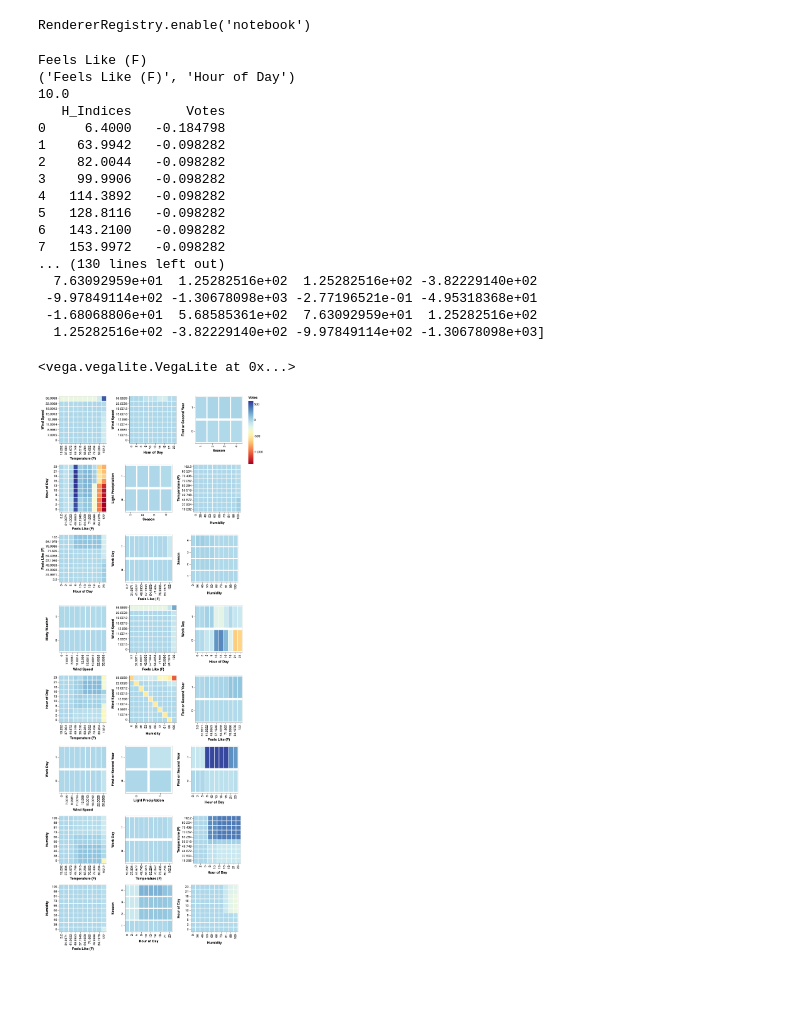
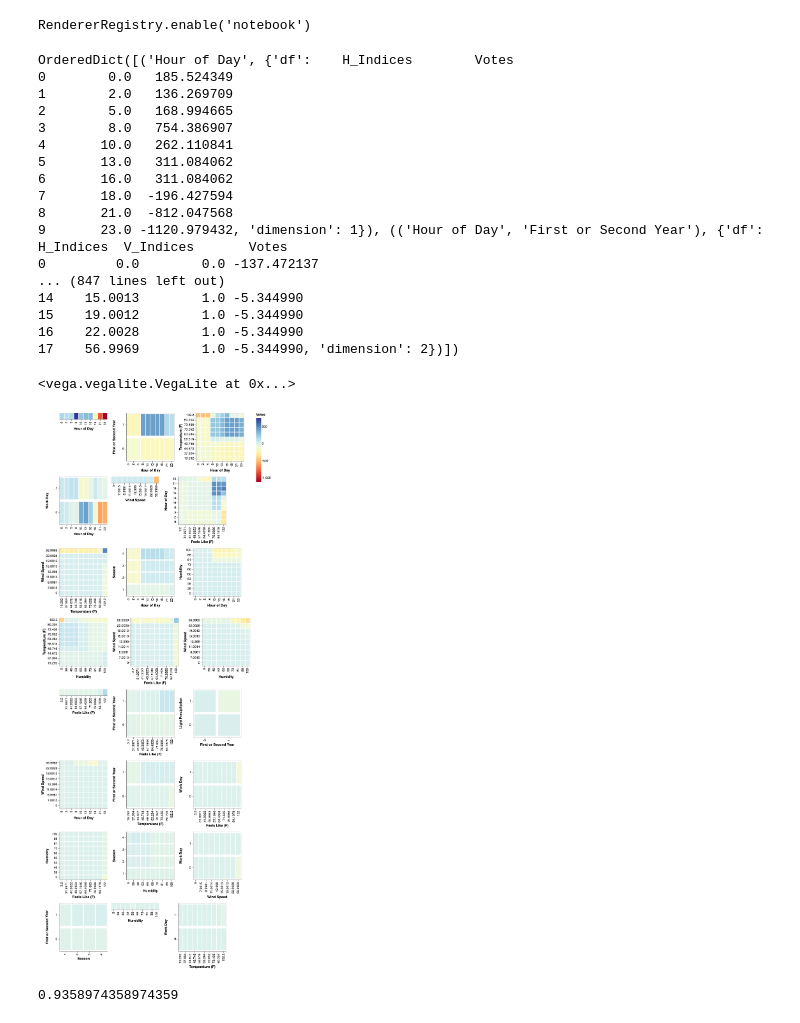
Before and after one commit to MattJBritton/ForestfortheTrees, a Jupyter notebook: developmentWorkbook.ipynb, the cells around one changed output. Cells and saved outputs as stored; diff of their text form; code cells hidden in the pictures; blank space fills up the shorter version.

Commit message:
Bug fixes
Fixed error with mean being set to zero
Fixed 1d chart combination with 2d matches so that they sum correctly

```diff
--- a/developmentWorkbook.ipynb
+++ b/developmentWorkbook.ipynb
@@ -19,7 +20,7 @@ alt.renderers.enable("notebook")
 RendererRegistry.enable('notebook')
 # %%
 #global vars
-NUM_QUANTILES = 10
+NUM_QUANTILES = 20
 # %%
 def load_data(dataset):
     if dataset == "breast cancer":
@@ -92,5 +93,7 @@ def build_classifier(data, num_estimators, model_type):
     classifier = classifier_type(n_estimators=num_estimators, max_depth=2)
     classifier.fit(data["data"], data["target"])
     predictions = classifier.predict(data["data"])
-    return classifier, r2_score(data["target"], predictions)
+    score = accuracy_score(data["target"], predictions) if data["target_type"]== "Classification"\
+    else r2_score(data["target"], predictions)
+    return classifier, score
 # %%
@@ -312,6 +329,6 @@ def calculate(data):
     return chart_data, output_details
 # %%
-def generate_chart(data):
+def generate_chart(data, scheme="redyellowblue"):
     i = 1
     rows = []
     charts = []
@@ -328,7 +345,7 @@ def generate_chart(data):
 
         color_encoding = alt.Color(field= "Votes",
                                    type="quantitative",
-                                   scale=alt.Scale(scheme="redyellowblue"),
+                                   scale=alt.Scale(scheme=scheme),
                                    legend=alt.Legend(title="Votes"))
         chart = alt.Chart(data=value["df"]).mark_rect()
         if value["dimension"] == 1:
@@ -347,25 +364,29 @@ def generate_chart(data):
 # %%
 data_to_use = load_data("bike")
 classifier, accuracy = build_classifier(data_to_use, 300, "gradient boosting")
-chart_data, output_details = calculate(data_to_use)
+chart_data, output_details = calculate(data_to_use, False)
 generate_chart(chart_data)
 # %% [output]
-Feels Like (F)
-('Feels Like (F)', 'Hour of Day')
-10.0
-   H_Indices       Votes
-0     6.4000   -0.184798
-1    63.9942   -0.098282
-2    82.0044   -0.098282
-3    99.9906   -0.098282
-4   114.3892   -0.098282
-5   128.8116   -0.098282
-6   143.2100   -0.098282
-7   153.9972   -0.098282
-... (130 lines left out)
-  7.63092959e+01  1.25282516e+02  1.25282516e+02 -3.82229140e+02
- -9.97849114e+02 -1.30678098e+03 -2.77196521e-01 -4.95318368e+01
- -1.68068806e+01  5.68585361e+02  7.63092959e+01  1.25282516e+02
-  1.25282516e+02 -3.82229140e+02 -9.97849114e+02 -1.30678098e+03]
+OrderedDict([('Hour of Day', {'df':    H_Indices        Votes
+0        0.0   185.524349
+1        2.0   136.269709
+2        5.0   168.994665
+3        8.0   754.386907
+4       10.0   262.110841
+5       13.0   311.084062
+6       16.0   311.084062
+7       18.0  -196.427594
+8       21.0  -812.047568
+9       23.0 -1120.979432, 'dimension': 1}), (('Hour of Day', 'First or Second Year'), {'df':     H_Indices  V_Indices       Votes
+0         0.0        0.0 -137.472137
+... (847 lines left out)
+14    15.0013        1.0 -5.344990
+15    19.0012        1.0 -5.344990
+16    22.0028        1.0 -5.344990
+17    56.9969        1.0 -5.344990, 'dimension': 2})])
 <vega.vegalite.VegaLite at 0x...>
-[figure, old version]
+[figure, new version]
+# %%
+accuracy
+# %% [output]
+0.9358974358974359
```
Also changed, not shown: parts of 3 cells of this notebook.
